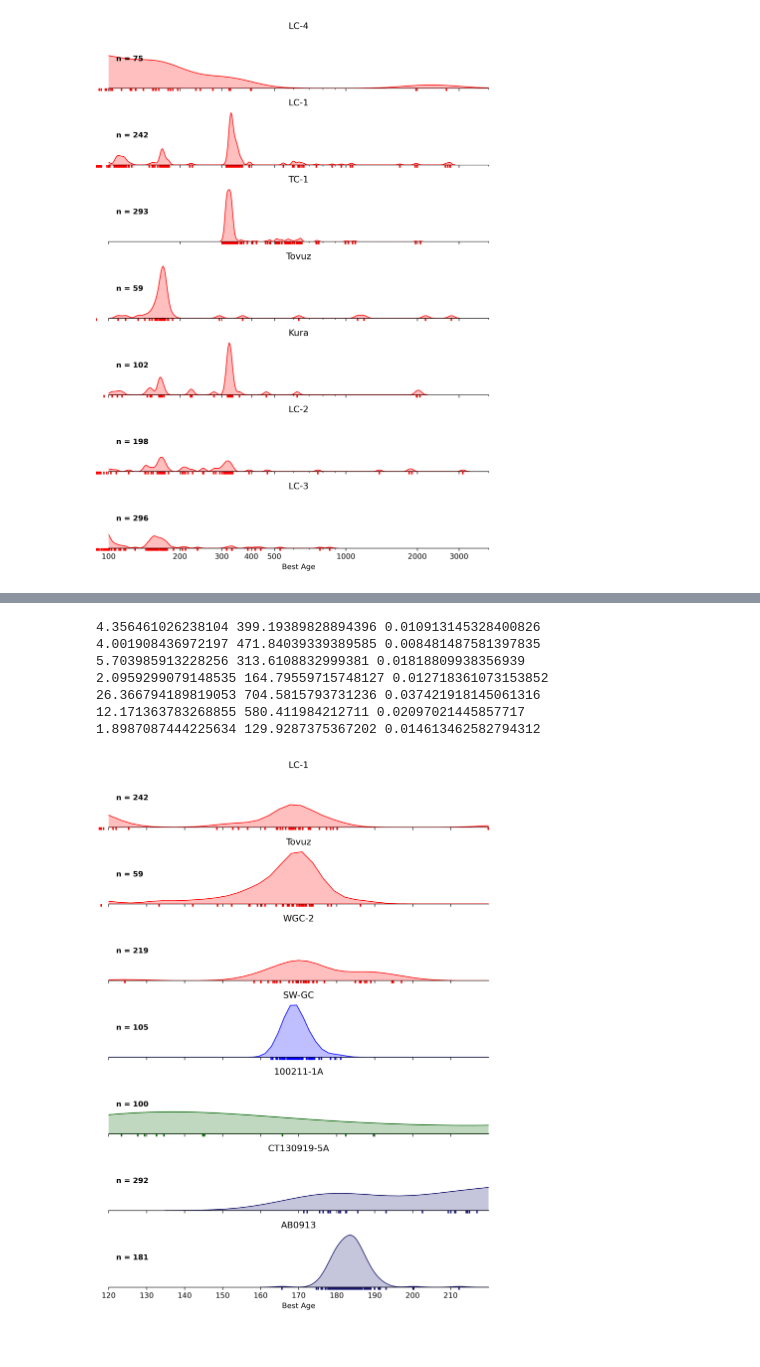
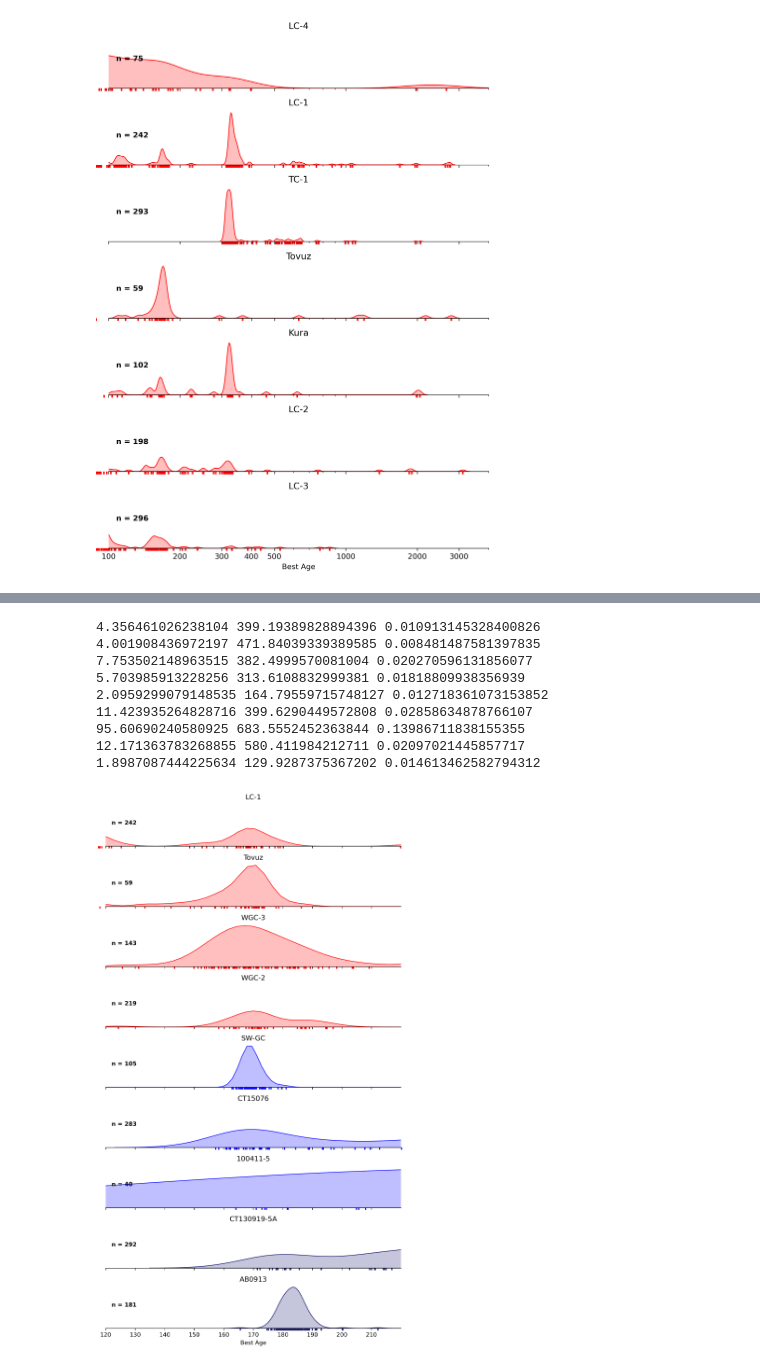
Before and after one commit to dyvasey/dz-caucasus, a Jupyter notebook: plot_fault_blocks.ipynb, the cells around one changed output, grey strips where cells are left out. Drawn from its saved outputs; the diff is of its cells as text; code cells hidden in the pictures.

```diff
--- a/plot_fault_blocks.ipynb
+++ b/plot_fault_blocks.ipynb
@@ -129,13 +129,15 @@ base_samples = plot_fault_block(base_names,log_scale=False,xlim=(275,375),ticks=
 # %%
-j_names = ['AB0913','CT130919-5A','SW-GC','Tovuz','LC-1','WGC-2','100211-1A']
+j_names = ['AB0913','CT130919-5A','SW-GC','Tovuz','LC-1','WGC-2','CT15076','WGC-3','100411-5']
 
 j_samples = plot_fault_block(j_names,log_scale=False,xlim=(120,220),ticks=np.arange(120,220,10),save=True,filename='170peak.pdf')
 # %% [output]
 4.356461026238104 399.19389828894396 0.010913145328400826
 4.001908436972197 471.84039339389585 0.008481487581397835
+7.753502148963515 382.4999570081004 0.020270596131856077
 5.703985913228256 313.6108832999381 0.01818809938356939
 2.0959299079148535 164.79559715748127 0.012718361073153852
-26.366794189819053 704.5815793731236 0.037421918145061316
+11.423935264828716 399.6290449572808 0.02858634878766107
+95.60690240580925 683.5552452363844 0.13986711838155355
 12.171363783268855 580.411984212711 0.02097021445857717
 1.8987087444225634 129.9287375367202 0.014613462582794312
-[figure, old version]
+[figure, new version]
```
Also changed, not shown: parts of 2 cells of this notebook, 1 other file.
